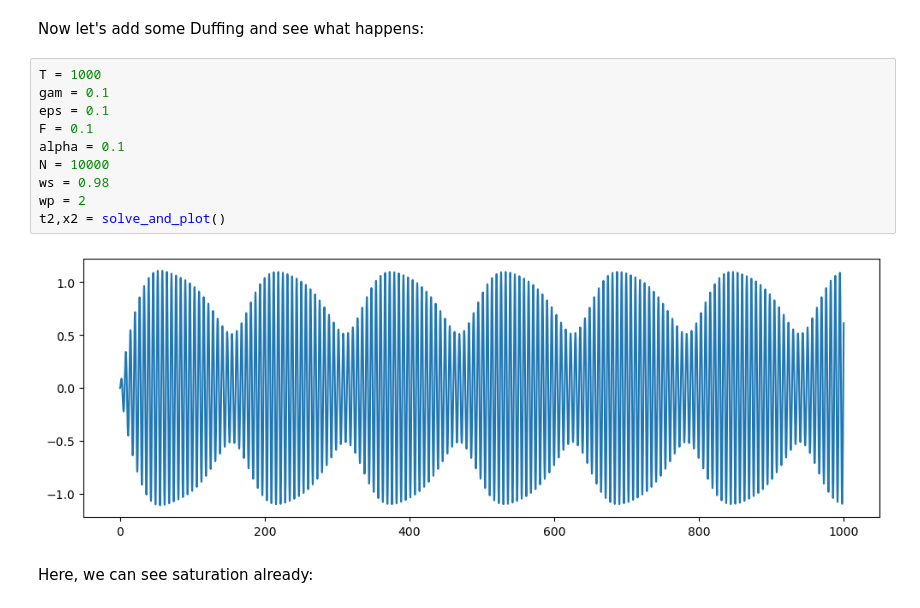
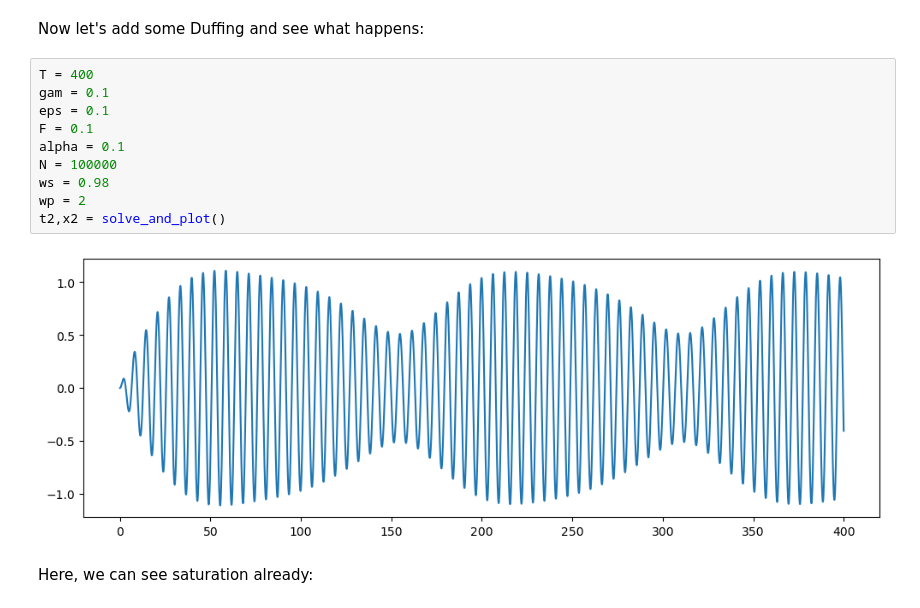
Before and after one commit to gsteele13/JPA-Harmonic-Balance, a Jupyter notebook: brute_force_ode_integration/JPA numerical integration.ipynb, the cells around one changed output. Drawn from its saved outputs; the diff is of its cells as text.

```diff
--- a/brute_force_ode_integration/JPA numerical integration.ipynb
+++ b/brute_force_ode_integration/JPA numerical integration.ipynb
@@ -75,17 +76,17 @@ t1,x1 = solve_and_plot()
 # %% [markdown]
 Now let's add some Duffing and see what happens:
 # %%
-T = 1000
+T = 400
 gam = 0.1
 eps = 0.1
 F = 0.1
 alpha = 0.1
-N = 10000
+N = 100000
 ws = 0.98
 wp = 2
 t2,x2 = solve_and_plot()
 # %% [output]
-[figure, old version]
+[figure, new version]
 # %% [markdown]
 Here, we can see saturation already:
 # %%
```
Also changed, not shown: parts of 8 cells of this notebook, 1 other file.
